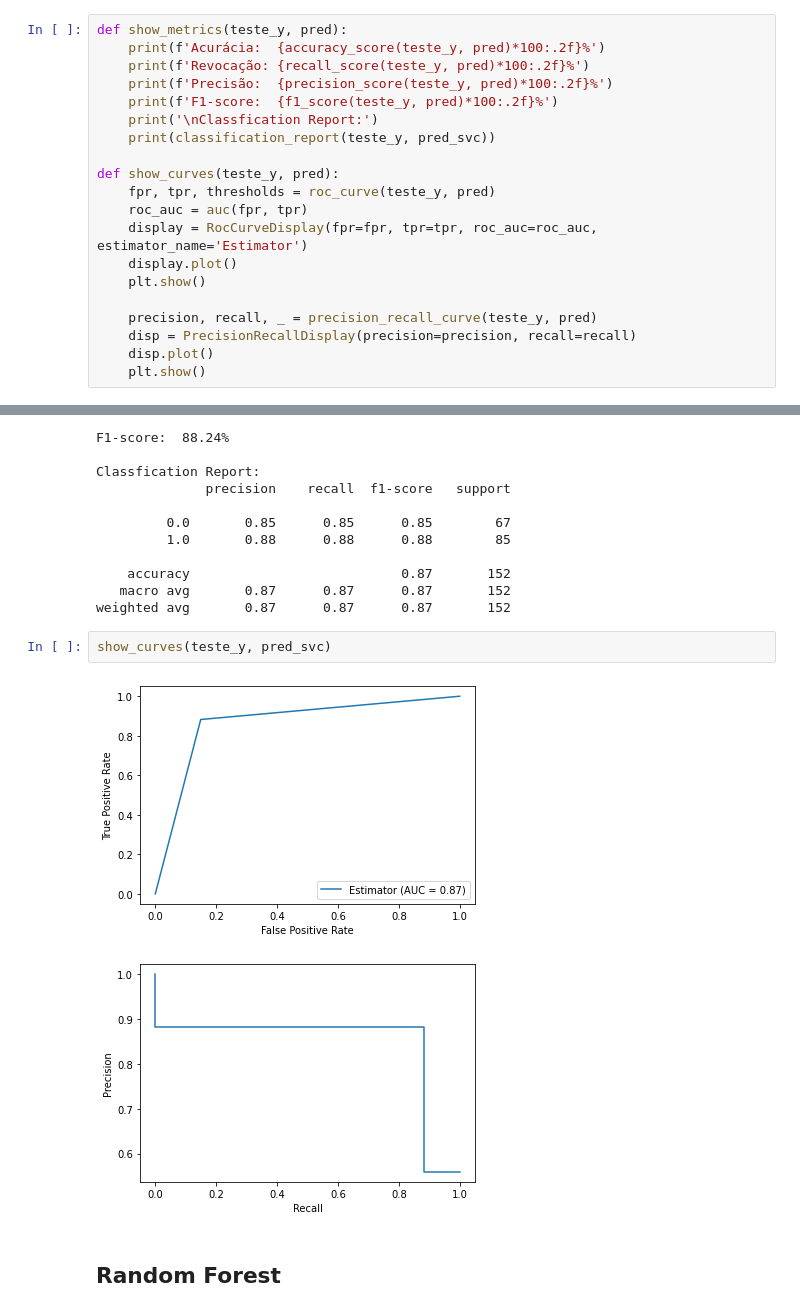
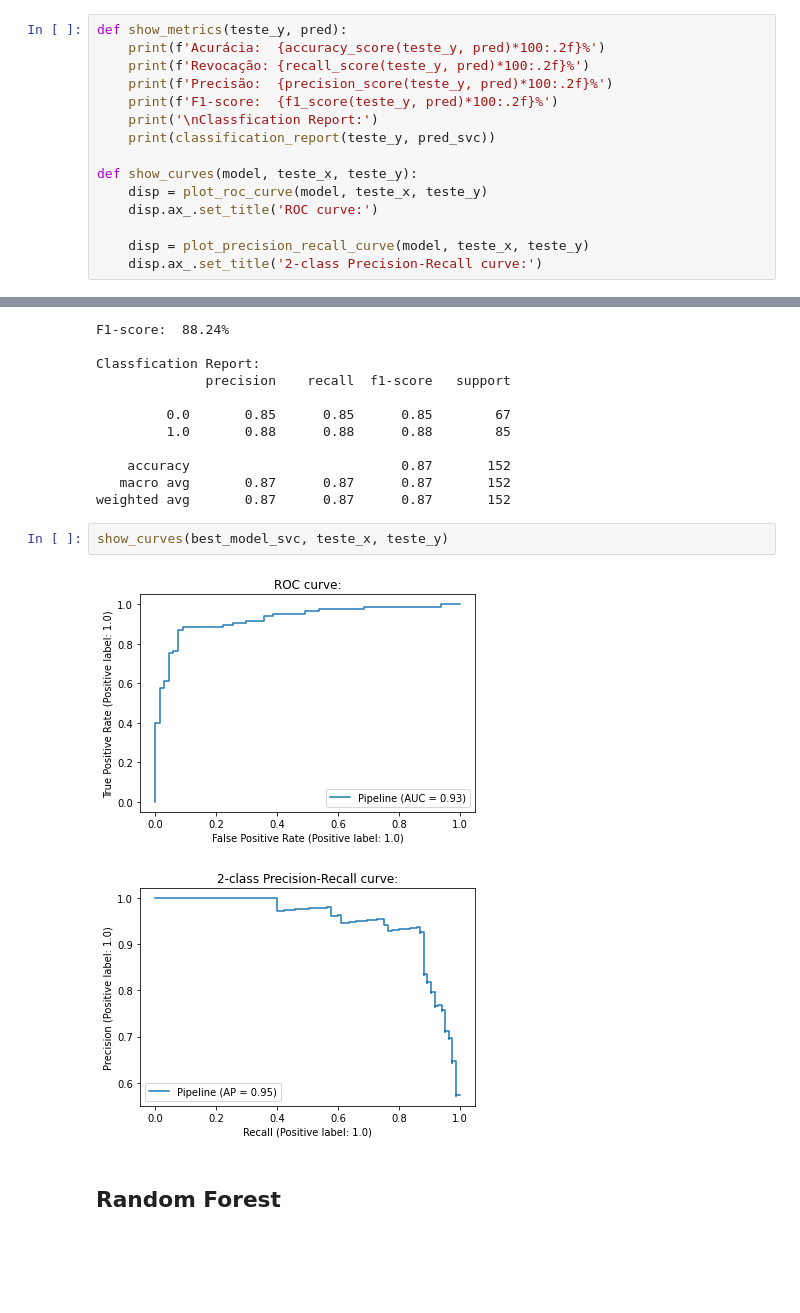
Before and after one commit to DaviSegundo/CK0193_Aprendizagem_Maquina, a Jupyter notebook: Lista 4/Lista 4 - Davi Segundo Pinheiro - 417153.ipynb, the cells around one changed output, grey strips where cells are left out. Drawn from its saved outputs; the diff is of its cells as text; blank space fills up the shorter version.

Commit message:
Plot ROC & PR curves fix

```diff
--- a/Lista 4/Lista 4 - Davi Segundo Pinheiro - 417153.ipynb
+++ b/Lista 4/Lista 4 - Davi Segundo Pinheiro - 417153.ipynb
@@ -25,17 +26,12 @@ def show_metrics(teste_y, pred):
     print('\nClassfication Report:')
     print(classification_report(teste_y, pred_svc))
 
-def show_curves(teste_y, pred):
-    fpr, tpr, thresholds = roc_curve(teste_y, pred)
-    roc_auc = auc(fpr, tpr)
-    display = RocCurveDisplay(fpr=fpr, tpr=tpr, roc_auc=roc_auc, estimator_name='Estimator')
-    display.plot()
-    plt.show()
+def show_curves(model, teste_x, teste_y):
+    disp = plot_roc_curve(model, teste_x, teste_y)
+    disp.ax_.set_title('ROC curve:')
 
-    precision, recall, _ = precision_recall_curve(teste_y, pred)
-    disp = PrecisionRecallDisplay(precision=precision, recall=recall)
-    disp.plot()
-    plt.show()
+    disp = plot_precision_recall_curve(model, teste_x, teste_y)
+    disp.ax_.set_title('2-class Precision-Recall curve:')
 # %% [markdown]
 ### Carregando os Dados
 # %%
@@ -172,10 +168,10 @@ Classfication Report:
    macro avg       0.87      0.87      0.87       152
 weighted avg       0.87      0.87      0.87       152
 # %%
-show_curves(teste_y, pred_svc)
+show_curves(best_model_svc, teste_x, teste_y)
 # %% [output]
-[figure, old version]
+[figure, new version]
-[figure, old version]
+[figure, new version]
 # %% [markdown]
 ## Random Forest
 # %% [markdown]
```
Also changed, not shown: parts of 4 cells of this notebook.
